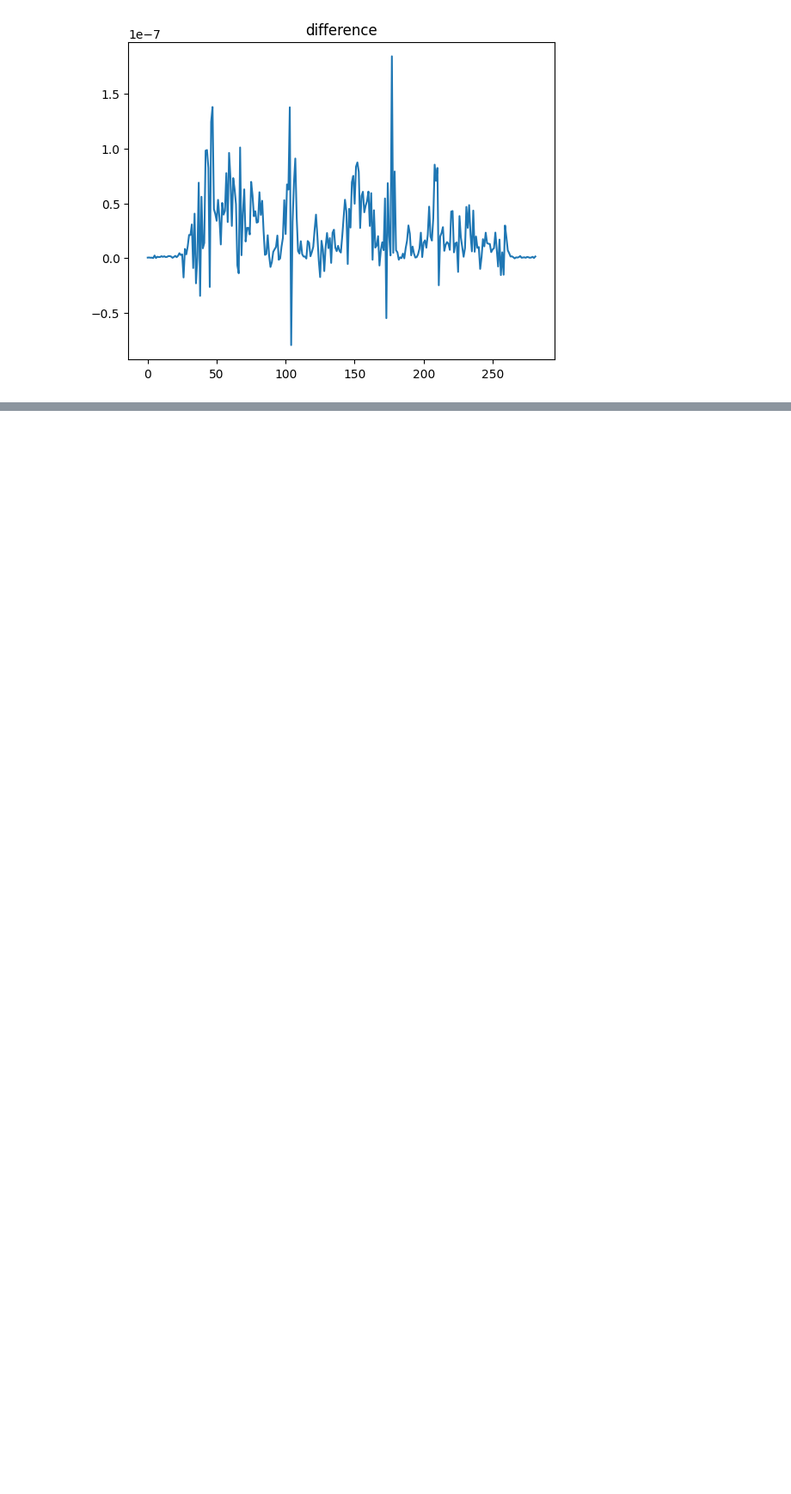
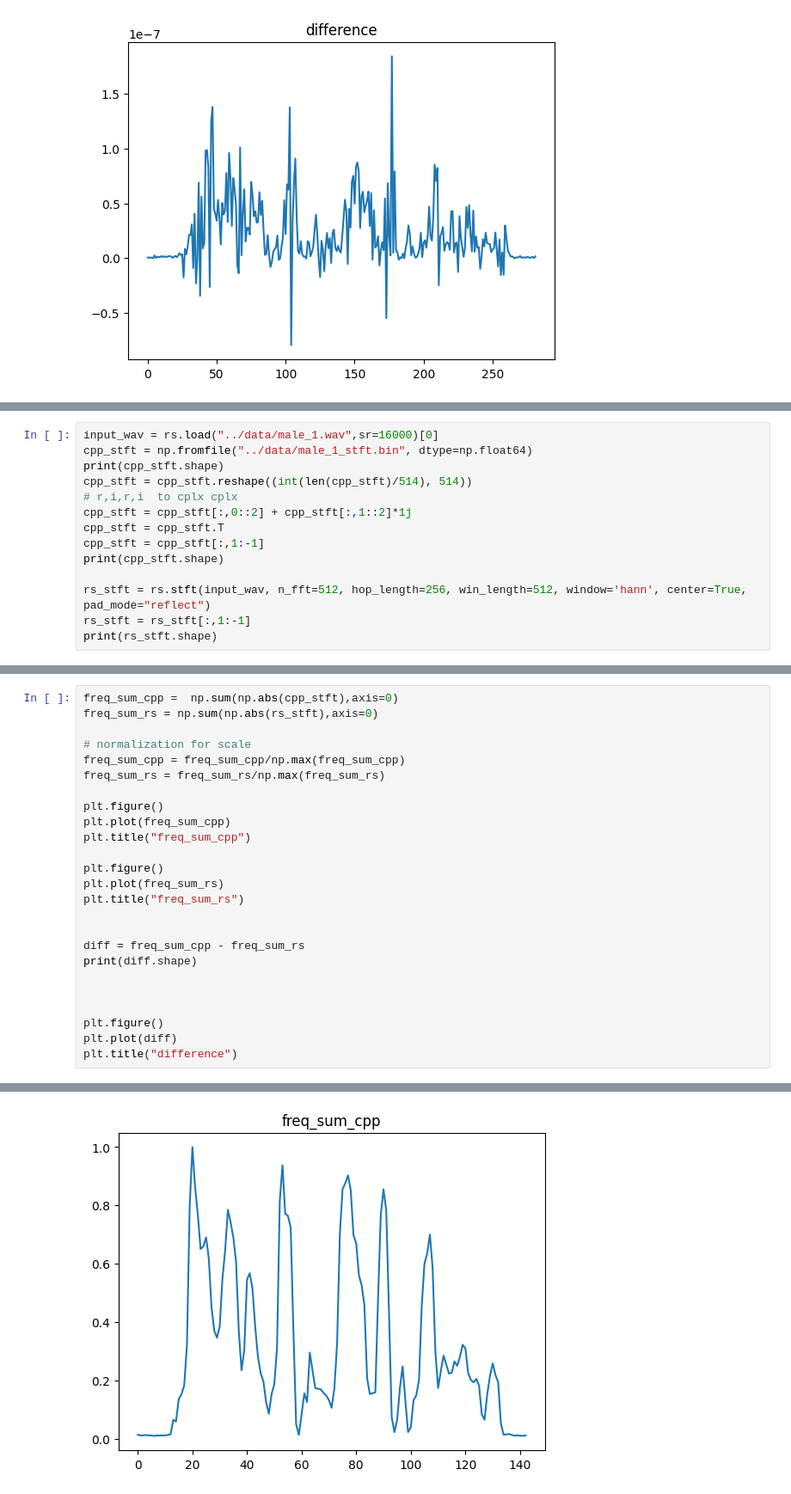
Before and after one commit to kooBH/STFT, a Jupyter notebook: validation/validation.ipynb, the cells around one changed output, grey strips where cells are left out. Shown: that part at 86% size. Cells and saved outputs as stored; diff of their text form; blank space fills up the shorter version.

```diff
--- a/validation/validation.ipynb
+++ b/validation/validation.ipynb
@@ -54,0 +59,14 @@ Text(0.5, 1.0, 'difference')
+# %%
+input_wav = rs.load("../data/male_1.wav",sr=16000)[0]
+cpp_stft = np.fromfile("../data/male_1_stft.bin", dtype=np.float64)
+print(cpp_stft.shape)
+cpp_stft = cpp_stft.reshape((int(len(cpp_stft)/514), 514))
+# r,i,r,i  to cplx cplx
+cpp_stft = cpp_stft[:,0::2] + cpp_stft[:,1::2]*1j
+cpp_stft = cpp_stft.T
+cpp_stft = cpp_stft[:,1:-1]
+print(cpp_stft.shape)
+
+rs_stft = rs.stft(input_wav, n_fft=512, hop_length=256, win_length=512, window='hann', center=True, pad_mode="reflect")
+rs_stft = rs_stft[:,1:-1]
+print(rs_stft.shape)
@@ -54,0 +77,26 @@ Text(0.5, 1.0, 'difference')
+# %%
+freq_sum_cpp =  np.sum(np.abs(cpp_stft),axis=0)
+freq_sum_rs = np.sum(np.abs(rs_stft),axis=0)
+
+# normalization for scale
+freq_sum_cpp = freq_sum_cpp/np.max(freq_sum_cpp)
+freq_sum_rs = freq_sum_rs/np.max(freq_sum_rs)
+
+plt.figure()
+plt.plot(freq_sum_cpp)
+plt.title("freq_sum_cpp")
+
+plt.figure()
+plt.plot(freq_sum_rs)
+plt.title("freq_sum_rs")
+
+
+diff = freq_sum_cpp - freq_sum_rs
+print(diff.shape)
+
+
+
+plt.figure()
+plt.plot(diff)
+plt.title("difference")
+# %% [output]
@@ -54,0 +105 @@ Text(0.5, 1.0, 'difference')
+[figure, added]
```
Also changed, not shown: parts of 4 cells of this notebook.
